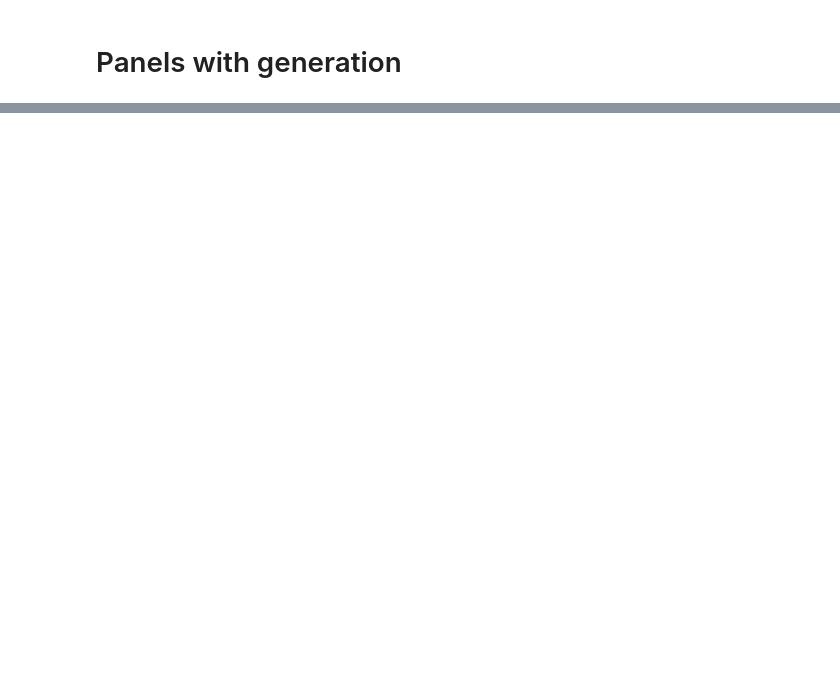
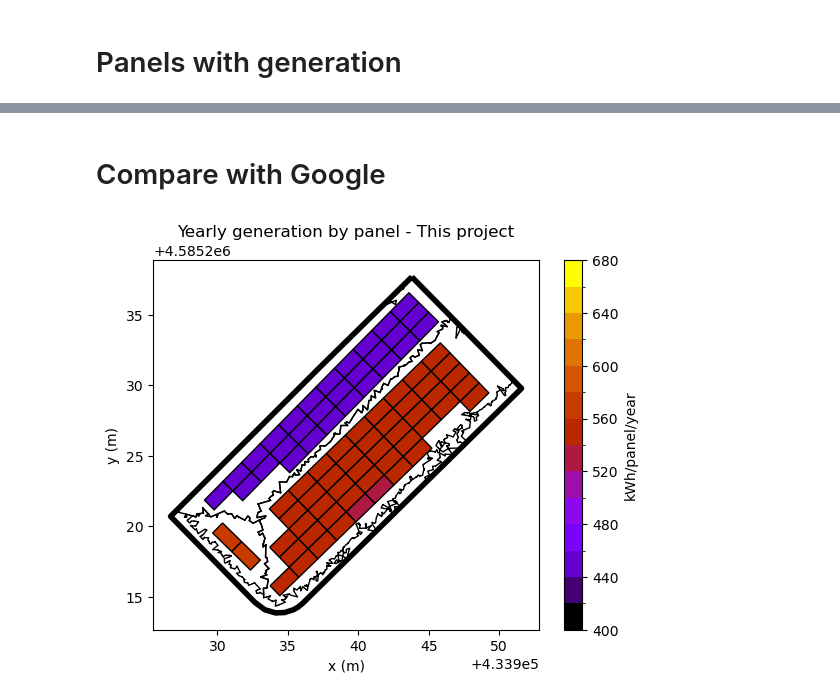
Before and after one commit to BeeGroup-cimne/solar_potencial_estimation_v3, a Jupyter notebook: Scripts/sunEstimation/plotPanels.ipynb, the cells around one changed output, grey strips where cells are left out. Drawn from its saved outputs; the diff is of its cells as text; code cells hidden in the pictures; blank space fills up the shorter version.

```diff
--- a/Scripts/sunEstimation/plotPanels.ipynb
+++ b/Scripts/sunEstimation/plotPanels.ipynb
@@ -260,0 +269,28 @@ plt.show()
+# %% [markdown]
+# Compare with Google
+# %%
+fig, ax = plt.subplots()
+
+planesGDF.plot(ax = ax, edgecolor="black",  facecolor="none")
+cadasterGDF.plot(ax = ax, edgecolor="black", facecolor="none", linewidth=4)
+
+
+boundaries = np.arange(400, 681, 20)  # From 200 to 300, in steps of 20
+norm = mcolors.BoundaryNorm(boundaries, ncolors=256)
+
+
+# combined_gdf.plot(ax = ax, column='yearly', edgecolor="black", legend=True, cmap='gnuplot', vmin=200, vmax=300)
+im = combined_gdf.plot(ax=ax, column='yearly', edgecolor="black", legend=True,
+                  cmap='gnuplot', norm=norm, legend_kwds={"label": "kWh/panel/year", "orientation": "vertical"})
+
+# cb = fig.colorbar(norm, ax=ax, label="kWh/m\u00b2/year")
+ax.set_title("Yearly generation by panel - This project")
+ax.set_xlabel("x (m)")
+ax.set_ylabel("y (m)")
+ax.set_aspect("equal", adjustable='box')
+plt.savefig("/home/jaumeasensio/Documents/TFM/Redacció memòria/Figures/Google/Panel Simulation - Mine.png",bbox_inches='tight')
+# plt.grid(alpha=0.5)
+# plt.savefig("/home/jaumeasensio/Documents/TFM/Report_Sample/4054901DF3845C_408_Panels.png",bbox_inches='tight', dpi=300)
+plt.show()
+# %% [output]
+[figure, added]
```
Also changed, not shown: parts of 23 cells of this notebook, 25 other files.
